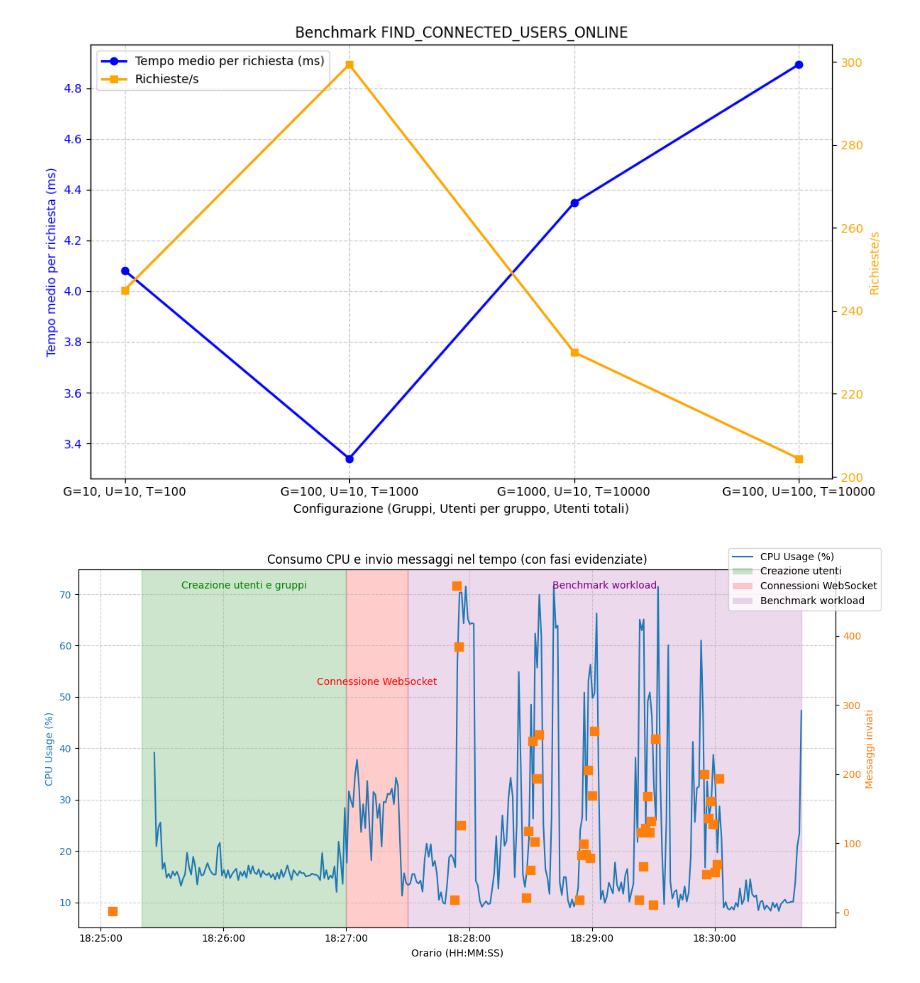
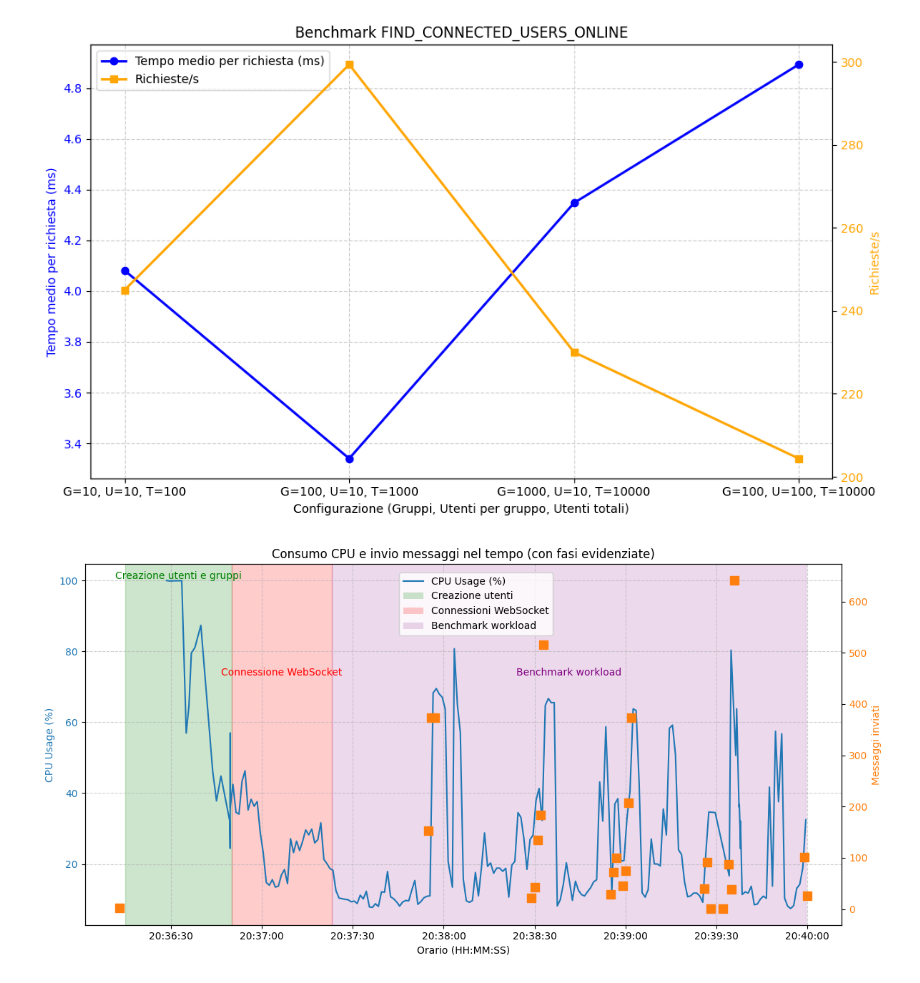
Before and after one commit to Enric0-Balb0/ruggine-chat, a Jupyter notebook: ruggine_server/report/report grafici.ipynb, the cells around one changed output. Saved outputs shown, nothing was run; the diff lists cells and outputs as text; code cells hidden in the pictures.

```diff
--- a/ruggine_server/report/report grafici.ipynb
+++ b/ruggine_server/report/report grafici.ipynb
@@ -226,15 +226,15 @@ plt.show()
 # %% [output]
 [figure]
 # %%
-"""✅ Creati 7000 utenti in 500 gruppi
-🎯 Tutti i task avviati alle 2025-09-02 18:27:26 UTC, benchmark in corso per 130 secondi...
+"""✅ Creati 6300 utenti in 450 gruppi tramite API
+🎯 Tutti i task avviati alle 2025-09-02 20:37:23 UTC, benchmark in corso per 130 secondi...
 ==============================
 🏁 Parametri del benchmark
-Numero di gruppi: 500
+Numero di gruppi: 450
 Utenti che creano messaggi per gruppo: 2
 Utenti che chiamano find not read + mark read per gruppo: 2
 Utenti che chiamano find paginated per gruppo: 2
-Utenti connessi al websocket (passivi) per gruppo: 8
+Utenti connessi al websocket (passivi) per gruppo: 7
 Utenti connessi al websocket (attivi con mark read) per gruppo: 1
 Durata del test (s): 130
 Intervallo senders (ms): 30000 ± 5000
@@ -244,19 +244,18 @@ Intervallo paginated readers (ms): 55000 ± 15000
 
 
 📊 RISULTATI BENCHMARK MIXED WORKLOAD:
-=== DURATA TEST: 316.8427356s ===
-  📝 Messaggi creati: 5000
-  🔍 Query messaggi non letti: 4000
-  📄 Query messaggi paginati: 3000
-  ✅ Operazioni mark as read: 8000
-  🔌 Connessioni WebSocket passive: 4000
-  🔌 Connessioni WebSocket attive: 0
-  📨 Mark as read da WebSocket: 0
-  ❌ Operazioni fallite: 0
-  🎯 Operazioni totali: 20000
-  📈 Ops/sec: 63.12
-  📉 Failure rate: 0.00%
-✅ Benchmark completato con successo!
+=== DURATA TEST: 212.9649655s ===
+  📝 Messaggi creati: 3727
+  🔍 Query messaggi non letti: 4500
+  📄 Query messaggi paginati: 1800
+  ✅ Operazioni mark as read: 7200
+  🔌 Connessioni WebSocket passive: 3150
+  🔌 Connessioni WebSocket attive: 450
+  📨 Mark as read da WebSocket: 2679
+  ❌ Operazioni fallite: 150
+  🎯 Operazioni totali: 19906
+  📈 Ops/sec: 93.47
+  📉 Failure rate: 0.75% <--- Dovuto ad errori di rete a causa di un sovraccarico eccessivo
 """
 
 import pandas as pd
@@ -290,42 +289,42 @@ ax2.set_ylabel("Messaggi inviati", color='tab:orange')
 ax2.tick_params(axis='y', labelcolor='tab:orange')
 
 # === Evidenzia le fasi ===
-start_users = pd.to_datetime("2025-09-02 18:25:20").tz_localize("UTC")
-end_users   = pd.to_datetime("2025-09-02 18:27:00").tz_localize("UTC")
-end_ws      = pd.to_datetime("2025-09-02 18:27:30").tz_localize("UTC")
+start_users = pd.to_datetime("2025-09-02 20:36:15").tz_localize("UTC")
+end_users   = pd.to_datetime("2025-09-02 20:36:50").tz_localize("UTC")
+end_ws      = pd.to_datetime("2025-09-02 20:37:23").tz_localize("UTC")
 end_test    = df_cpu['timestamp'].max()  # ultimo timestamp disponibile
 
 # Creazione utenti
 ax1.axvspan(start_users, end_users, color="green", alpha=0.2)
 ax1.text(start_users + (end_users-start_users)/2,
-         ax1.get_ylim()[1]*0.95, "Creazione utenti e gruppi",
+         ax1.get_ylim()[1]*0.96, "Creazione utenti e gruppi",
          ha="center", color="green")
 
 # Connessione WebSocket
 ax1.axvspan(end_users, end_ws, color="red", alpha=0.2)
 ax1.text(end_users + (end_ws-end_users)/2,
          ax1.get_ylim()[1]*0.7, "Connessione WebSocket",
          ha="center", color="red")
 
 # Test vero e proprio
 ax1.axvspan(end_ws, end_test, color="purple", alpha=0.15)
 ax1.text(end_ws + (end_test-end_ws)/2,
-         ax1.get_ylim()[1]*0.95, "Benchmark workload",
+         ax1.get_ylim()[1]*0.7, "Benchmark workload",
          ha="center", color="purple")
 
 # Legenda combinata (includendo le fasi)
 handles, labels = ax1.get_legend_handles_labels()
 extra = [
     Patch(facecolor='green', alpha=0.2, label='Creazione utenti e gruppi'),
     Patch(facecolor='red', alpha=0.2, label='Connessioni WebSocket'),
     Patch(facecolor='purple', alpha=0.15, label='Benchmark workload')
 ]
 fig.legend(handles+extra, labels+["Creazione utenti","Connessioni WebSocket","Benchmark workload"],
-           loc="upper right", bbox_to_anchor=(1,1))
+           loc="upper right", bbox_to_anchor=(0.61,0.93))
 
 plt.title("Consumo CPU e invio messaggi nel tempo (con fasi evidenziate)")
 ax1.grid(True, linestyle="--", alpha=0.6)
 fig.tight_layout()
 plt.show()
 # %% [output]
-[figure, old version]
+[figure, new version]
```
Also changed, not shown: 5 other files.
